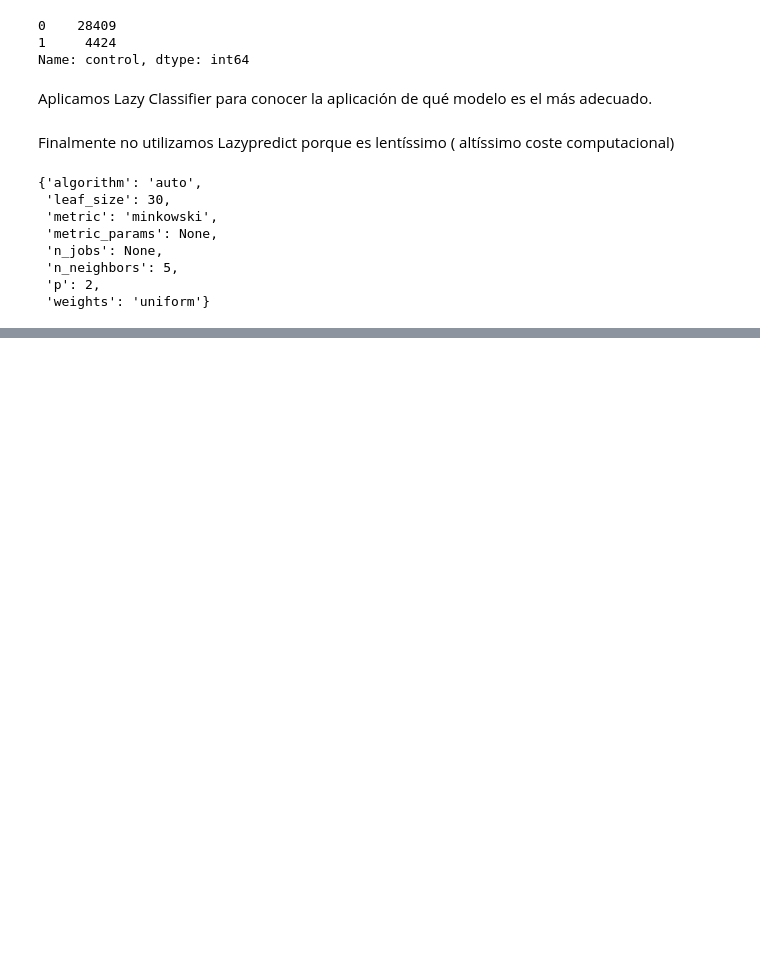
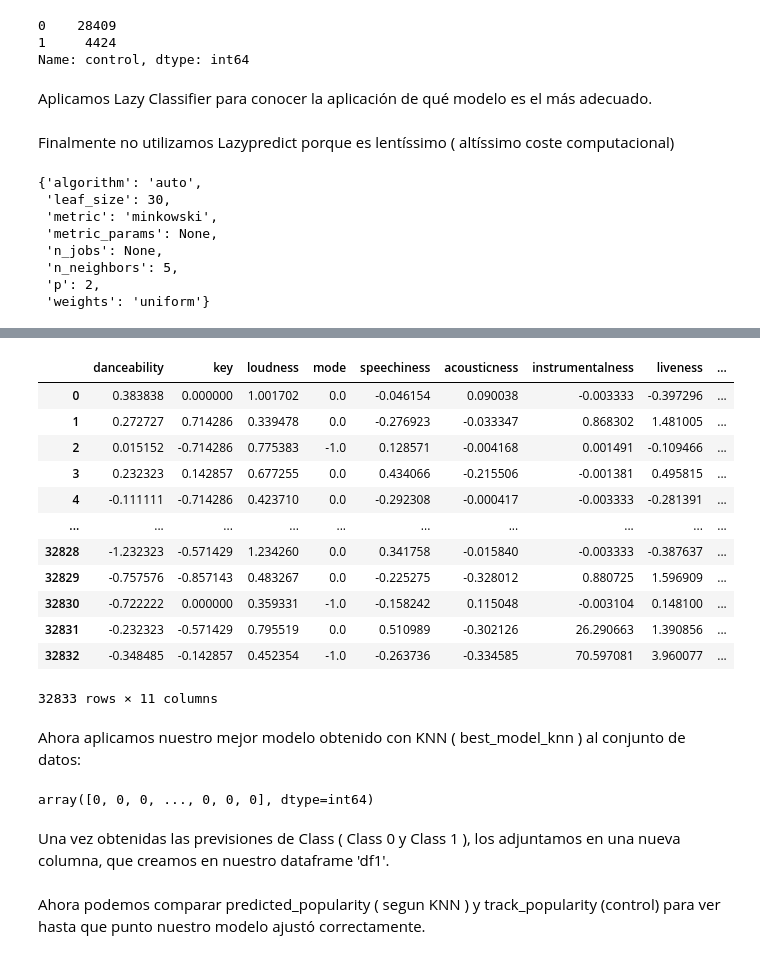
Before and after one commit to Llapi7/Final_Project_It_Academy, a Jupyter notebook: Hit predictor.ipynb, the cells around one changed output, grey strips where cells are left out. Saved outputs shown, nothing was run; the diff lists cells and outputs as text; code cells hidden in the pictures; blank space fills up the shorter version.

```diff
--- a/Hit predictor.ipynb
+++ b/Hit predictor.ipynb
@@ -704,0 +632,23 @@ df1.query('60 < track_popularity < 80').head(30)
+# %%
+# guardamos control por si hacemos drop
+control2 = df1_scaled['control']
+
+
+df1_scaled = df1_scaled.drop(df1_scaled.columns[[0,11]], axis = 1) # drop de Track popularity en df1_scaled
+df1_scaled
+# %% [output]
+|  | danceability | key | loudness | mode | speechiness | acousticness | instrumentalness | liveness | ... |
+| 0 | 0.383838 | 0.000000 | 1.001702 | 0.0 | -0.046154 | 0.090038 | -0.003333 | -0.397296 | ... |
+| 1 | 0.272727 | 0.714286 | 0.339478 | 0.0 | -0.276923 | -0.033347 | 0.868302 | 1.481005 | ... |
+| 2 | 0.015152 | -0.714286 | 0.775383 | -1.0 | 0.128571 | -0.004168 | 0.001491 | -0.109466 | ... |
+| 3 | 0.232323 | 0.142857 | 0.677255 | 0.0 | 0.434066 | -0.215506 | -0.001381 | 0.495815 | ... |
+| 4 | -0.111111 | -0.714286 | 0.423710 | 0.0 | -0.292308 | -0.000417 | -0.003333 | -0.281391 | ... |
+| ... | ... | ... | ... | ... | ... | ... | ... | ... | ... |
+| 32828 | -1.232323 | -0.571429 | 1.234260 | 0.0 | 0.341758 | -0.015840 | -0.003333 | -0.387637 | ... |
+| 32829 | -0.757576 | -0.857143 | 0.483267 | 0.0 | -0.225275 | -0.328012 | 0.880725 | 1.596909 | ... |
+| 32830 | -0.722222 | 0.000000 | 0.359331 | -1.0 | -0.158242 | 0.115048 | -0.003104 | 0.148100 | ... |
+| 32831 | -0.232323 | -0.571429 | 0.795519 | 0.0 | 0.510989 | -0.302126 | 26.290663 | 1.390856 | ... |
+| 32832 | -0.348485 | -0.142857 | 0.452354 | -1.0 | -0.263736 | -0.334585 | 70.597081 | 3.960077 | ... |
+32833 rows × 11 columns
+# %% [markdown]
+Ahora aplicamos nuestro mejor modelo obtenido con KNN ( best_model_knn ) al conjunto de datos:
@@ -704,0 +658,6 @@ df1.query('60 < track_popularity < 80').head(30)
+# %%
+predicted_popularity
+# %% [output]
+array([0, 0, 0, ..., 0, 0, 0], dtype=int64)
+# %% [markdown]
+Una vez obtenidas las previsiones de Class ( Class 0 y Class 1 ), los adjuntamos en una nueva columna, que creamos en nuestro dataframe 'df1'.
@@ -704,0 +666,2 @@ df1.query('60 < track_popularity < 80').head(30)
+# %% [markdown]
+Ahora podemos comparar predicted_popularity ( segun KNN ) y track_popularity (control) para ver hasta que punto nuestro modelo ajustó correctamente.
```
Also changed, not shown: parts of 70 cells of this notebook.
